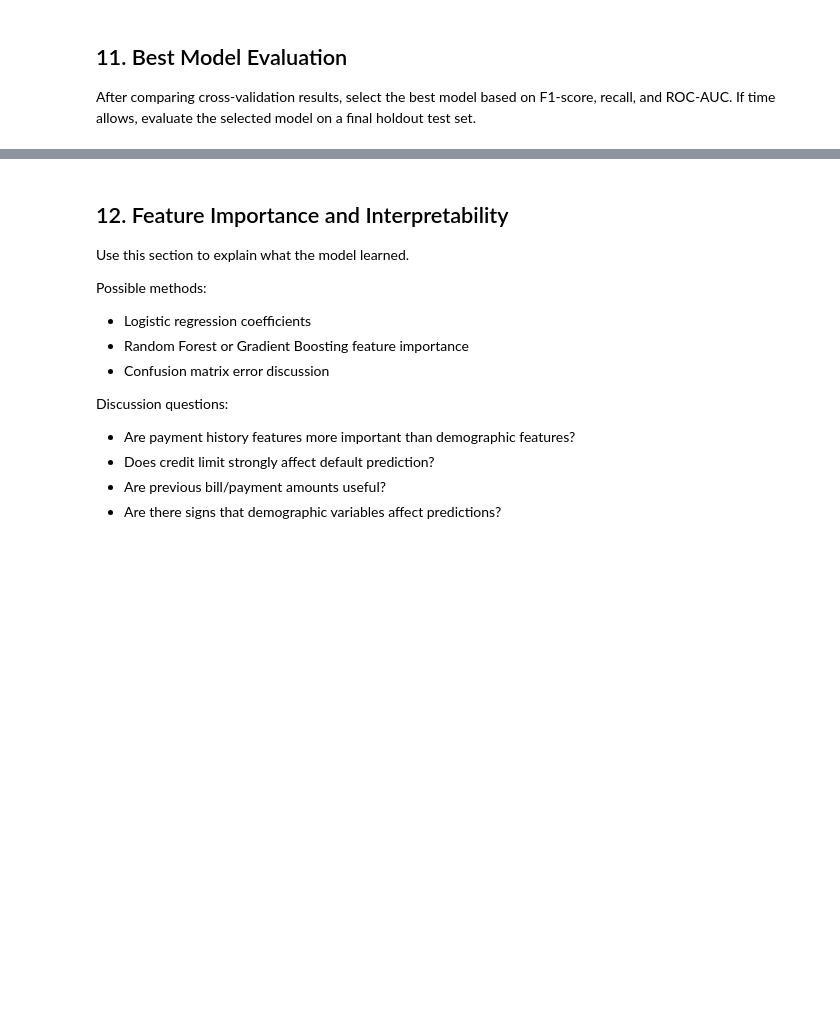
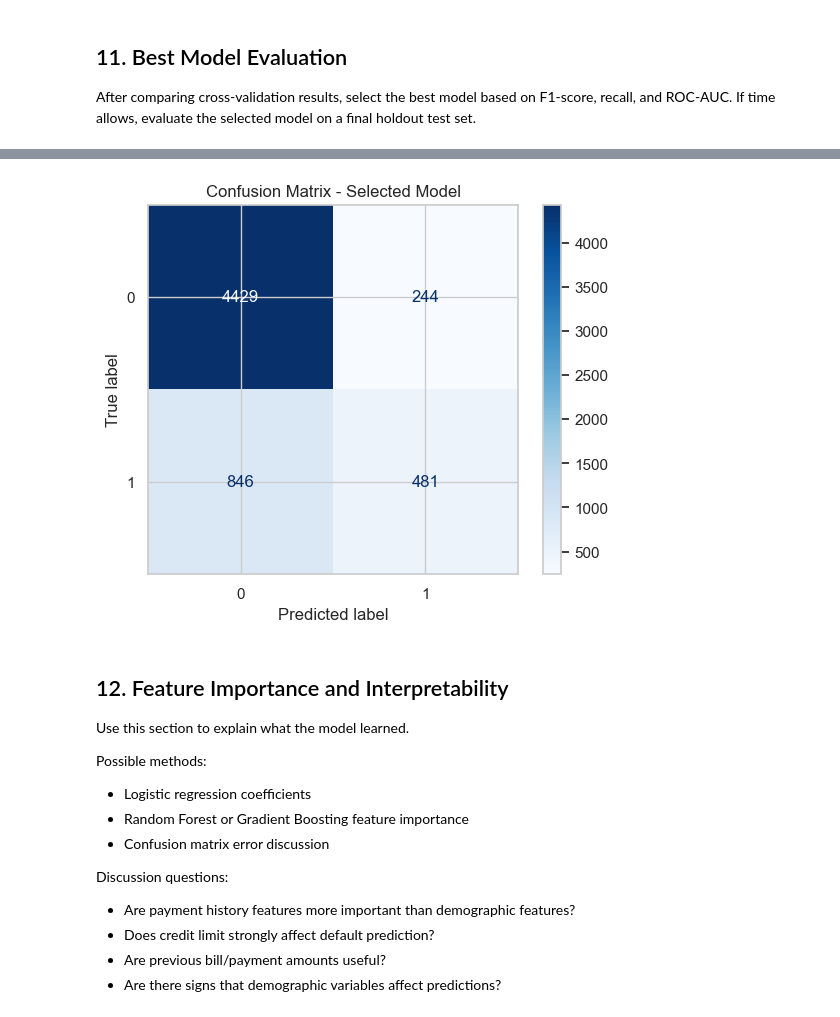
Before and after one commit to ryanadolph7/csci347_data_mining, a Jupyter notebook: CSCI347_Final_Project.ipynb, the cells around one changed output, grey strips where cells are left out. Saved outputs shown, nothing was run; the diff lists cells and outputs as text; code cells hidden in the pictures; blank space fills up the shorter version.

```diff
--- a/CSCI347_Final_Project.ipynb
+++ b/CSCI347_Final_Project.ipynb
@@ -517,14 +547,14 @@ After comparing cross-validation results, select the best model based on F1-scor
 # %%
 # TODO: Optional holdout test evaluation for the selected model.
 
-# X_train, X_test, y_train, y_test = train_test_split(
-#     X, y, test_size=0.2, stratify=y, random_state=RANDOM_STATE
-# )
+X_train, X_test, y_train, y_test = train_test_split(
+    X, y, test_size=0.2, stratify=y, random_state=RANDOM_STATE
+)
 
-# best_model = None  # TODO: Replace with selected model pipeline.
-# best_model.fit(X_train, y_train)
-# y_pred = best_model.predict(X_test)
-# y_proba = best_model.predict_proba(X_test)[:, 1]
+best_model = GradientBoostingClassifier(random_state=RANDOM_STATE)  # TODO: Replace with selected model pipeline.
+best_model.fit(X_train, y_train)
+y_pred = best_model.predict(X_test)
+y_proba = best_model.predict_proba(X_test)[:, 1]
 
-# print(classification_report(y_test, y_pred))
-# print("ROC-AUC:", roc_auc_score(y_test, y_proba))
+print(classification_report(y_test, y_pred))
+print("ROC-AUC:", roc_auc_score(y_test, y_proba))
@@ -531,11 +572,13 @@ After comparing cross-validation results, select the best model based on F1-scor
 # %%
 # TODO: Plot confusion matrix for the selected model.
 
-# cm = confusion_matrix(y_test, y_pred)
-# disp = ConfusionMatrixDisplay(confusion_matrix=cm)
-# disp.plot(cmap="Blues")
-# plt.title("Confusion Matrix - Selected Model")
-# plt.show()
+cm = confusion_matrix(y_test, y_pred)
+disp = ConfusionMatrixDisplay(confusion_matrix=cm)
+disp.plot(cmap="Blues")
+plt.title("Confusion Matrix - Selected Model")
+plt.show()
+# %% [output]
+[figure, added]
 # %% [markdown]
 ## 12. Feature Importance and Interpretability
 
```
Also changed, not shown: parts of 8 cells of this notebook.
